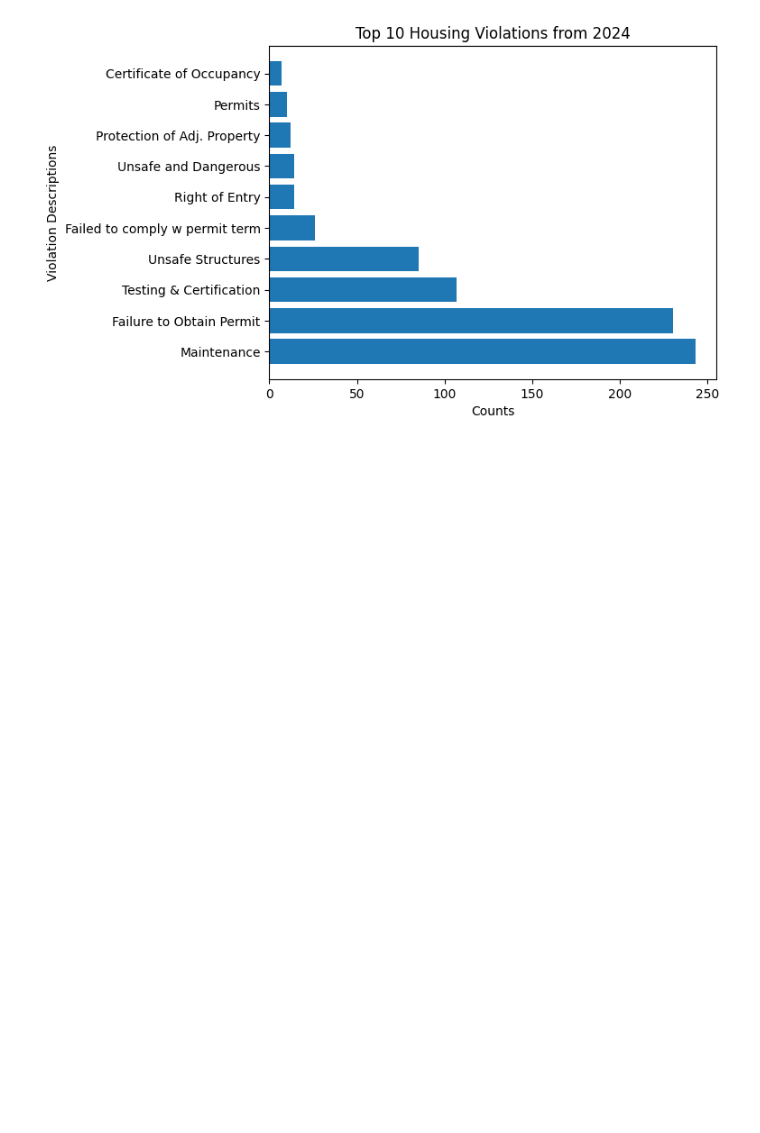
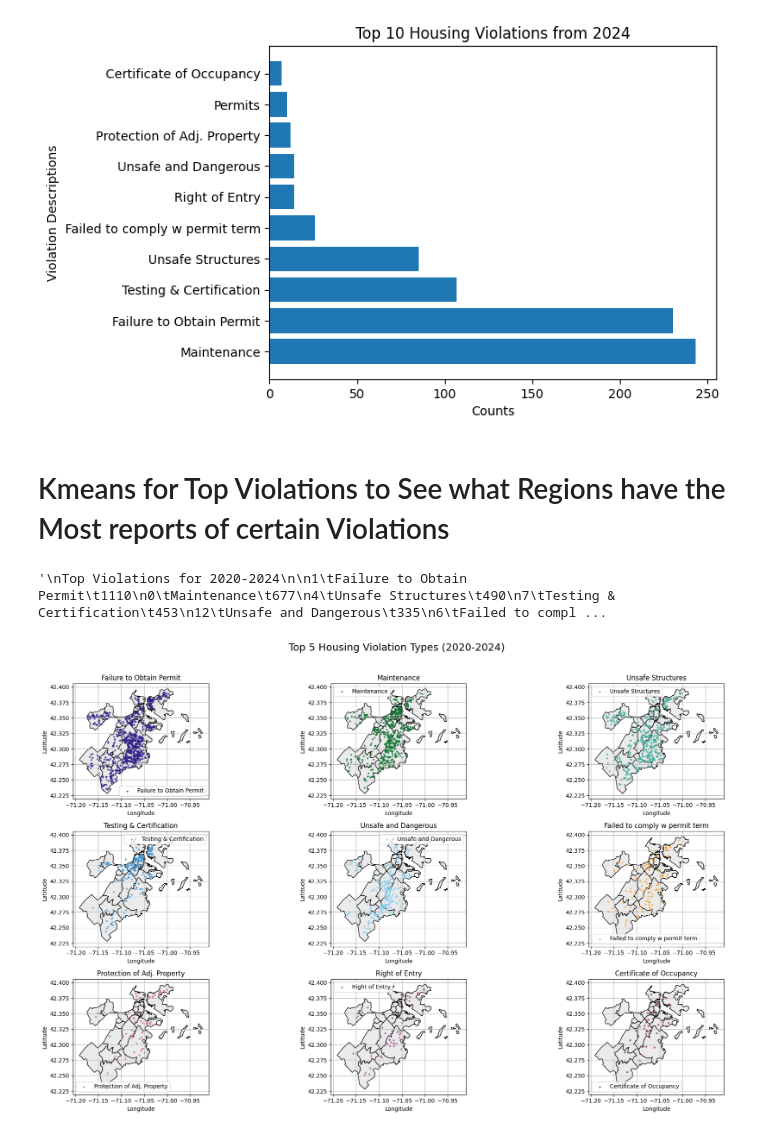
Before and after one commit to irisRen04/cs506-off_campus_housing-Ren-James, a Jupyter notebook: Building_Property.ipynb, the cells around one changed output. Cells and saved outputs as stored; diff of their text form; code cells hidden in the pictures; blank space fills up the shorter version.

Commit message:
Added Coordinate Plots Examining the Top Violations

```diff
--- a/Building_Property.ipynb
+++ b/Building_Property.ipynb
@@ -13,6 +13,20 @@ import folium
 import numpy as np
 from matplotlib.ticker import MultipleLocator
 import matplotlib.image as mpimg
+# %%
+# Color Palettes for Visualizations
+DARK_BLUE = "#332288"
+DARK_GREEN = "#117733"
+SEA_GREEN = "#44AA99"
+MED_BLUE = "#4B9DDC"
+SKY_BLUE = "#88CCEE"
+LIGHT_YELLOW = "#DDCC77"
+ORANGE = "#F9A332"
+MILD_RED = "#CC6677"
+MAGENTA = "#AA4499"
+DARK_MAGENTA = "#882255"
+
+GRAY = "#EBEBEB"
 # %%
 # Importing the dataset for use
 # Violations on Boston buildings or properties issued by inspectors from the
@@ -697,3 +711,60 @@ plt.title('Top 10 Housing Violations from 2024')
 plt.show()
 # %% [output]
 [figure]
+# %% [markdown]
+# Kmeans for Top Violations to See what Regions have the Most reports of certain Violations
+# %%
+'''
+Top Violations for 2020-2024
+
+1	Failure to Obtain Permit	1110
+0	Maintenance	677
+4	Unsafe Structures	490
+7	Testing & Certification	453
+12	Unsafe and Dangerous	335
+6	Failed to comply w permit term	133
+3	Protection of Adj. Property	62
+20	Right of Entry	58
+23	Certificate of Occupancy	47
+21	Building or Use of Premise req	41
+'''
+# %% [output]
+'\nTop Violations for 2020-2024\n\n1\tFailure to Obtain Permit\t1110\n0\tMaintenance\t677\n4\tUnsafe Structures\t490\n7\tTesting & Certification\t453\n12\tUnsafe and Dangerous\t335\n6\tFailed to compl ...
+# %%
+# Individual scatter plots for top 5 violation types in a 3x2 grid
+
+# Top 5 violation types and their colors
+violation_types = [
+    ("Failure to Obtain Permit", DARK_BLUE),
+    ("Maintenance", DARK_GREEN),
+    ("Unsafe Structures", SEA_GREEN),
+    ("Testing & Certification", MED_BLUE),
+    ("Unsafe and Dangerous", SKY_BLUE),
+    ("Failed to comply w permit term", ORANGE),
+    ("Protection of Adj. Property", MILD_RED),
+    ("Right of Entry", MAGENTA),
+    ("Certificate of Occupancy", DARK_MAGENTA),
+]
+
+fig, axes = plt.subplots(3, 3, figsize=(20, 12))
+fig.suptitle("Top 5 Housing Violation Types (2020-2024)", fontsize=18, y=0.98)
+
+for idx, (desc, color) in enumerate(violation_types):
+    row = idx // 3
+    col = idx % 3
+    ax = axes[row, col]
+    neighborhoods = gpd.read_file('rawdata/ShapeFiles/Boston_Neighborhood_Boundaries.shp')
+    neighborhoods.plot(ax=ax, color=GRAY, edgecolor='black')
+    x = df_filtered[df_filtered["description"] == desc]['longitude']
+    y = df_filtered[df_filtered["description"] == desc]['latitude']
+    ax.scatter(x, y, color=color, label=desc, s=5, alpha=0.7)
+    ax.set_title(desc)
+    ax.set_xlabel("Longitude")
+    ax.set_ylabel("Latitude")
+    ax.legend(loc='best')
+    ax.grid(True)
+
+plt.tight_layout(rect=[0, 0, 1, 0.96])
+plt.show()
+# %% [output]
+[figure, added]
```
